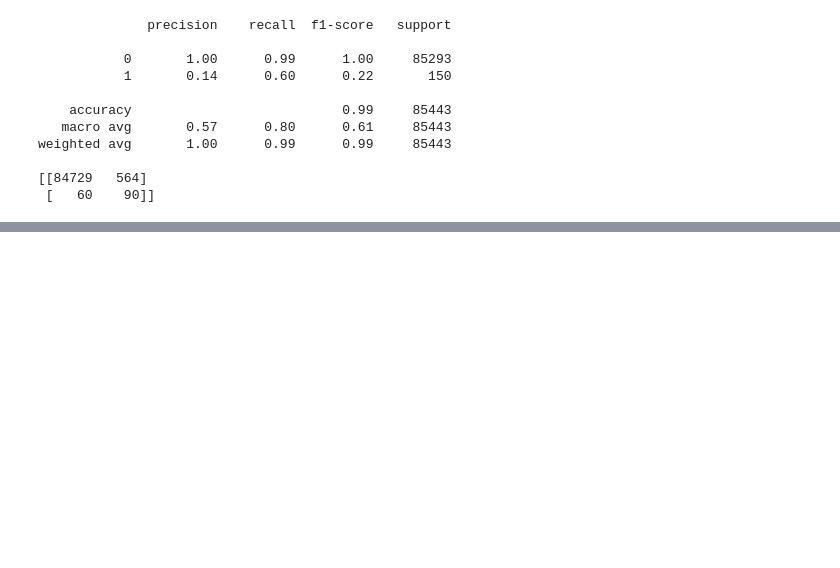
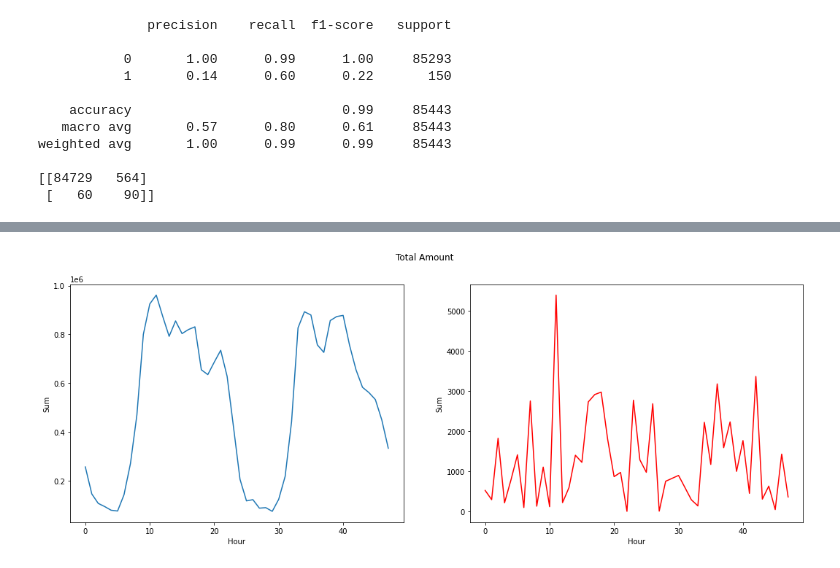
Before and after one commit to jacksdata/Fraud_Detection_Imbalanced_Data, a Jupyter notebook: EDA_Imbalanced_Credit.ipynb, the cells around one changed output, grey strips where cells are left out. Cells and saved outputs as stored; diff of their text form; code cells hidden in the pictures; blank space fills up the shorter version.

Commit message:
added total transaction graph

```diff
--- a/EDA_Imbalanced_Credit.ipynb
+++ b/EDA_Imbalanced_Credit.ipynb
@@ -192,6 +208,8 @@ data_df.columns = ['Hour', 'Class', 'Min', 'Max', 'Transactions', 'Sum', 'Mean',
 # %%
 fig, (ax1, ax2) = plt.subplots(ncols=2, figsize=(18,6))
-s = sns.lineplot(ax = ax1, x="Hour", y="Sum", data=data_df.loc[df.Class==0])
-s = sns.lineplot(ax = ax2, x="Hour", y="Sum", data=data_df.loc[df.Class==1], color="red")
+s = sns.lineplot(ax = ax1, x="Hour", y="Sum", data=data_df.loc[data_df.Class==0])
+s = sns.lineplot(ax = ax2, x="Hour", y="Sum", data=data_df.loc[data_df.Class==1], color="red")
 plt.suptitle("Total Amount")
 plt.show()
+# %% [output]
+[figure, added]
```
Also changed, not shown: parts of 5 cells of this notebook.
